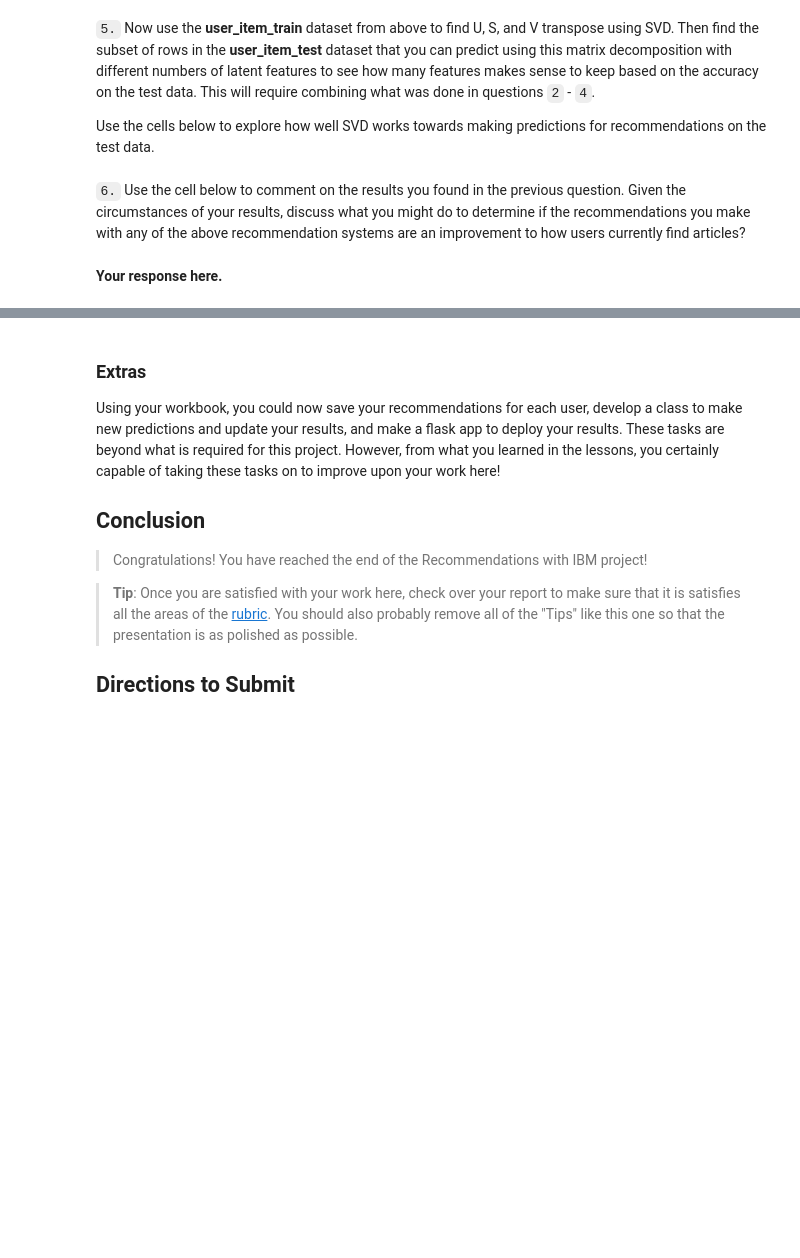
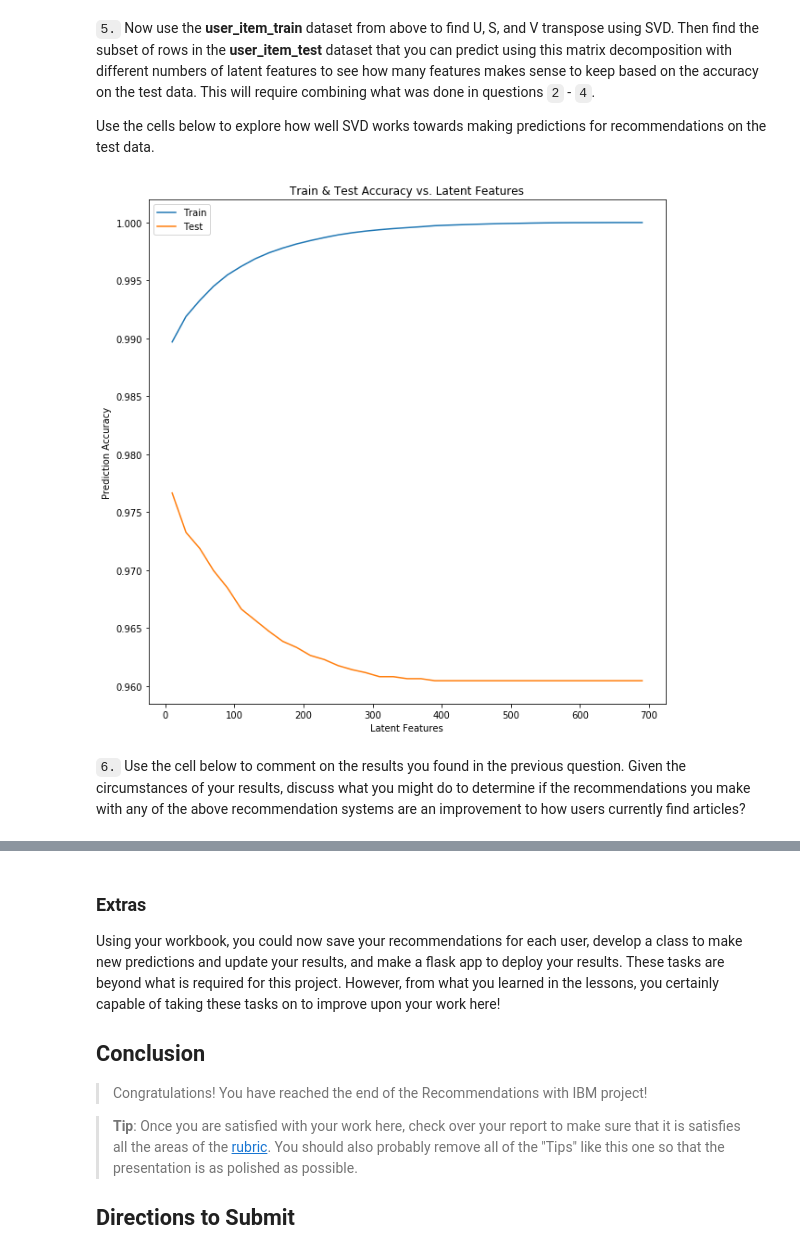
Before and after one commit to Ezeebube5/data-science-projects, a Jupyter notebook: recommendation_with_IBM/Recommendations_with_IBM.ipynb, the cells around one changed output, grey strips where cells are left out. Cells and saved outputs as stored; diff of their text form; code cells hidden in the pictures; blank space fills up the shorter version.

```diff
--- a/recommendation_with_IBM/Recommendations_with_IBM.ipynb
+++ b/recommendation_with_IBM/Recommendations_with_IBM.ipynb
@@ -544,7 +798,51 @@ u_train, s_train, vt_train = # fit svd similar to above then use the cells below
 # %%
 # Use these cells to see how well you can use the training
 # decomposition to predict on test data
+
+test_rows_idx = user_item_train.index.isin(test_idx)
+test_col_idxs = user_item_train.columns.isin(test_arts)
+u_test = u_train[test_rows_idx, :]
+vt_test = vt_train[:, test_col_idxs]
+# %%
+# find users in both training and test datasets
+user_present_both = np.intersect1d(user_item_test.index, user_item_train.index)
+user_item_test_predictable = user_item_test[user_item_test.index.isin(user_present_both)]
+
+# initialize testing parameters
+num_latent_feats = np.arange(10,700+10,20)
+sum_errs_train = []
+sum_errs_test = []
+
+for k in num_latent_feats:
+    # restructure with k latent features for both training and test sets
+    s_train_lat, u_train_lat, vt_train_lat = np.diag(s_train[:k]), u_train[:, :k], vt_train[:k, :]
+    u_test_lat, vt_test_lat = u_test[:, :k], vt_test[:k, :]
+
+    # calculate  dot product for both training and test sets
+    user_item_train_est = np.around(np.dot(np.dot(u_train_lat, s_train_lat), vt_train_lat))
+    user_item_test_est = np.around(np.dot(np.dot(u_test_lat, s_train_lat), vt_test_lat))
+
+    # calculate  error for each prediction to actual value
+    diffs_train = np.subtract(user_item_train, user_item_train_est)
+    diffs_test = np.subtract(user_item_test_predictable, user_item_test_est)
+
+    # calculate total errors and keep track of them for both training and test sets
+    err_train = np.sum(np.sum(np.abs(diffs_train)))
+    err_test = np.sum(np.sum(np.abs(diffs_test)))
+    sum_errs_train.append(err_train)
+    sum_errs_test.append(err_test)
+# %%
+plt.figure(figsize=(10, 10))
+plt.plot(num_latent_feats, 1 - np.array(sum_errs_train)/(user_item_train.shape[0]
+                                                         * user_item_test_predictable.shape[1]), label='Train')
+plt.plot(num_latent_feats, 1 - np.array(sum_errs_test)/(user_item_test_predictable.shape[0]
+                                                        * user_item_test_predictable.shape[1]), label='Test')
+plt.xlabel('Latent Features')
+plt.ylabel('Prediction Accuracy')
+plt.legend()
+plt.title('Train & Test Accuracy vs. Latent Features')
+plt.show()
+# %% [output]
+[figure, added]
 # %% [markdown]
 `6.` Use the cell below to comment on the results you found in the previous question. Given the circumstances of your results, discuss what you might do to determine if the recommendations you make with any of the above recommendation systems are an improvement to how users currently find articles?
-# %% [markdown]
-**Your response here.**
```
Also changed, not shown: parts of 44 cells of this notebook, 1 other file.
